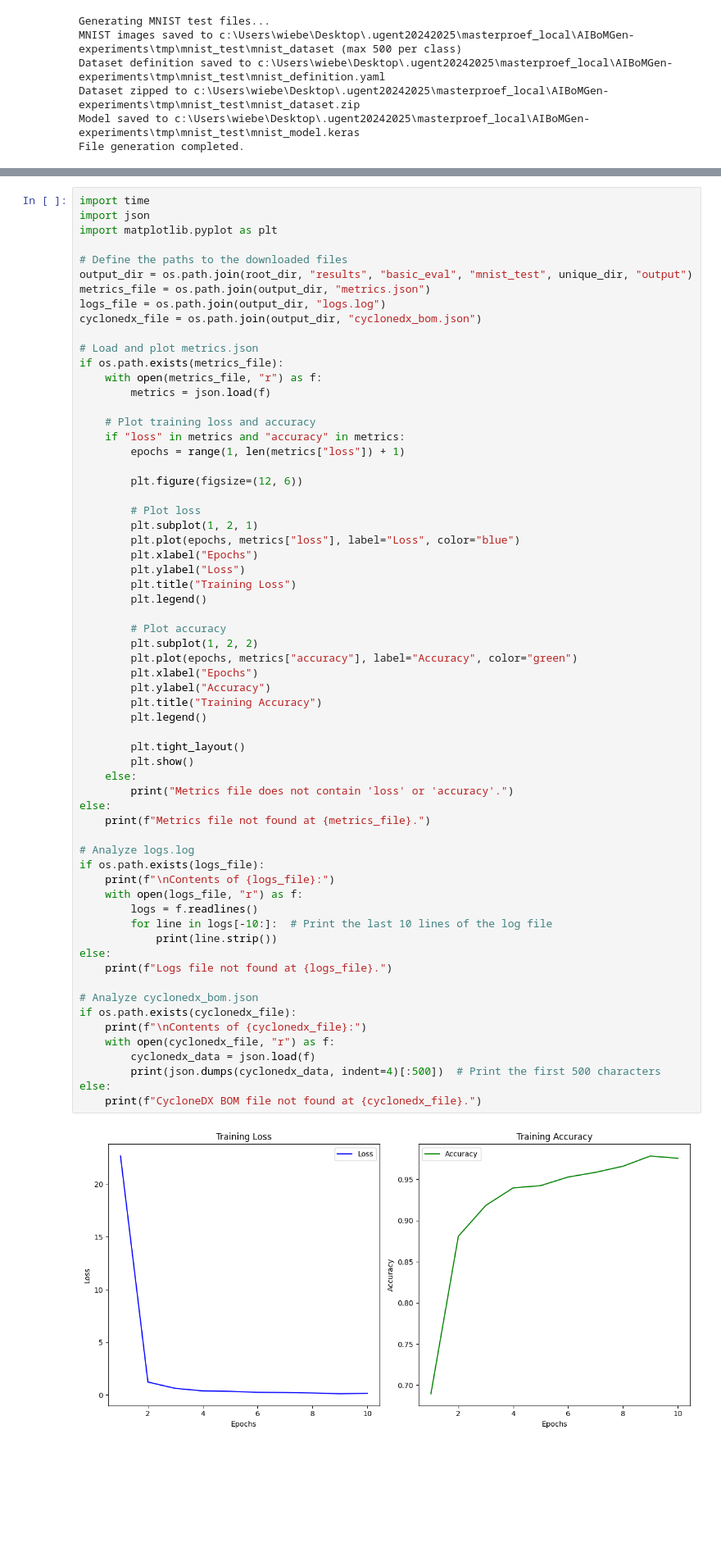
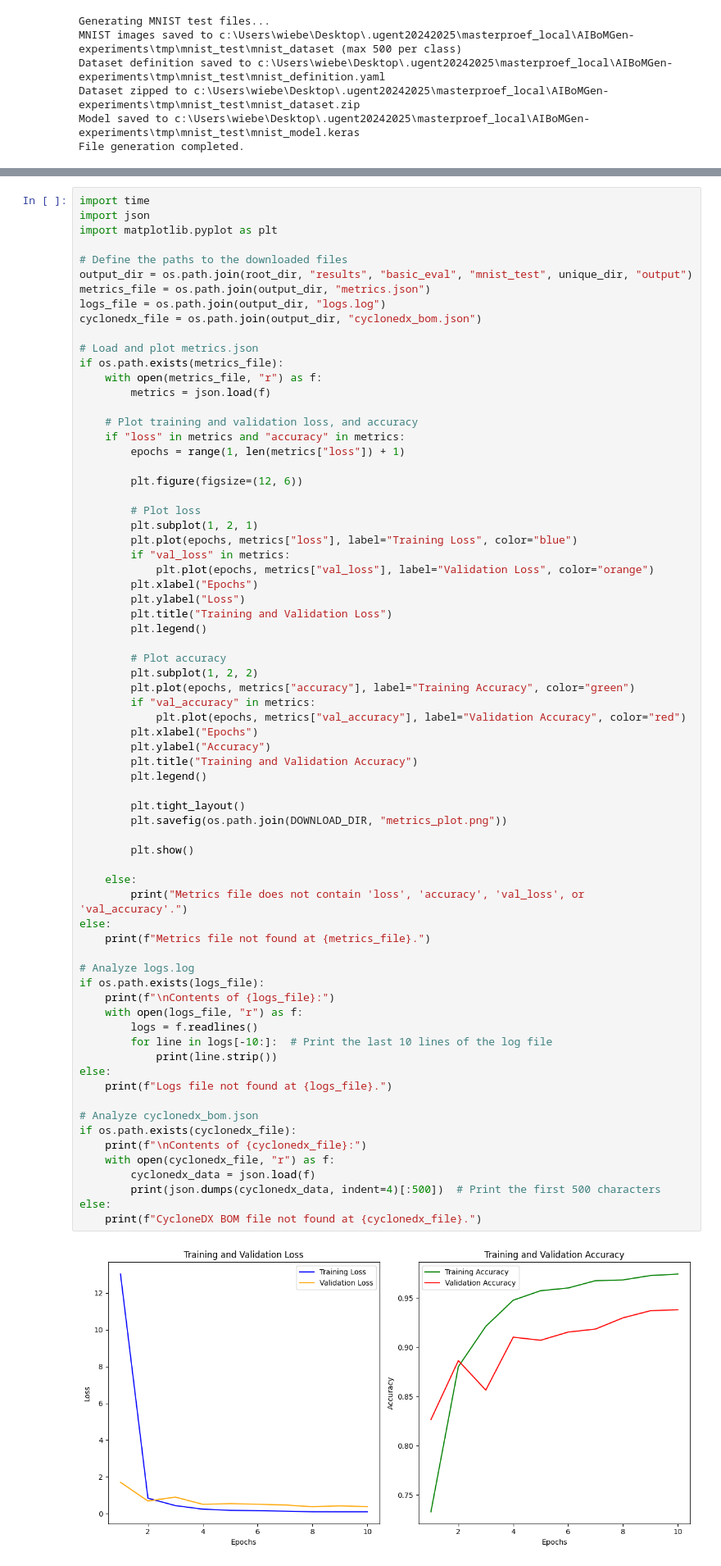
Before and after one commit to idlab-discover/AIBoMGen-experiments, a Jupyter notebook: scripts/basic_eval/mnist_test.ipynb, the cells around one changed output, grey strips where cells are left out. Shown at 82% size. Saved outputs shown, nothing was run; the diff lists cells and outputs as text; blank space fills up the shorter version.

Commit message:
auto save figures too + readme

```diff
--- a/scripts/basic_eval/mnist_test.ipynb
+++ b/scripts/basic_eval/mnist_test.ipynb
@@ -112,7 +114,7 @@ if os.path.exists(metrics_file):
     with open(metrics_file, "r") as f:
         metrics = json.load(f)
 
-    # Plot training loss and accuracy
+    # Plot training and validation loss, and accuracy
     if "loss" in metrics and "accuracy" in metrics:
         epochs = range(1, len(metrics["loss"]) + 1)
 
@@ -120,44 +122,51 @@ if os.path.exists(metrics_file):
 
         # Plot loss
         plt.subplot(1, 2, 1)
-        plt.plot(epochs, metrics["loss"], label="Loss", color="blue")
+        plt.plot(epochs, metrics["loss"], label="Training Loss", color="blue")
+        if "val_loss" in metrics:
+            plt.plot(epochs, metrics["val_loss"], label="Validation Loss", color="orange")
         plt.xlabel("Epochs")
         plt.ylabel("Loss")
-        plt.title("Training Loss")
+        plt.title("Training and Validation Loss")
         plt.legend()
 
         # Plot accuracy
         plt.subplot(1, 2, 2)
-        plt.plot(epochs, metrics["accuracy"], label="Accuracy", color="green")
+        plt.plot(epochs, metrics["accuracy"], label="Training Accuracy", color="green")
+        if "val_accuracy" in metrics:
+            plt.plot(epochs, metrics["val_accuracy"], label="Validation Accuracy", color="red")
         plt.xlabel("Epochs")
         plt.ylabel("Accuracy")
-        plt.title("Training Accuracy")
+        plt.title("Training and Validation Accuracy")
         plt.legend()
 
         plt.tight_layout()
+        plt.savefig(os.path.join(DOWNLOAD_DIR, "metrics_plot.png"))
+
         plt.show()
+
     else:
-        print("Metrics file does not contain 'loss' or 'accuracy'.")
+        print("Metrics file does not contain 'loss', 'accuracy', 'val_loss', or 'val_accuracy'.")
 else:
     print(f"Metrics file not found at {metrics_file}.")
 
 # Analyze logs.log
 if os.path.exists(logs_file):
     print(f"\nContents of {logs_file}:")
     with open(logs_file, "r") as f:
         logs = f.readlines()
         for line in logs[-10:]:  # Print the last 10 lines of the log file
             print(line.strip())
 else:
     print(f"Logs file not found at {logs_file}.")
 
 # Analyze cyclonedx_bom.json
 if os.path.exists(cyclonedx_file):
     print(f"\nContents of {cyclonedx_file}:")
     with open(cyclonedx_file, "r") as f:
         cyclonedx_data = json.load(f)
         print(json.dumps(cyclonedx_data, indent=4)[:500])  # Print the first 500 characters
 else:
     print(f"CycloneDX BOM file not found at {cyclonedx_file}.")
 # %% [output]
-[figure, old version]
+[figure, new version]
```
Also changed, not shown: parts of 3 cells of this notebook, 43 other files.
